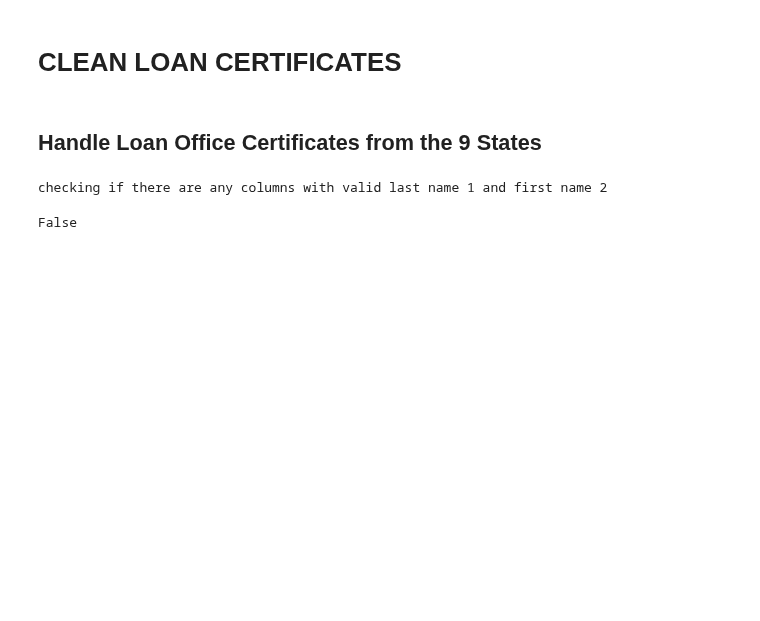
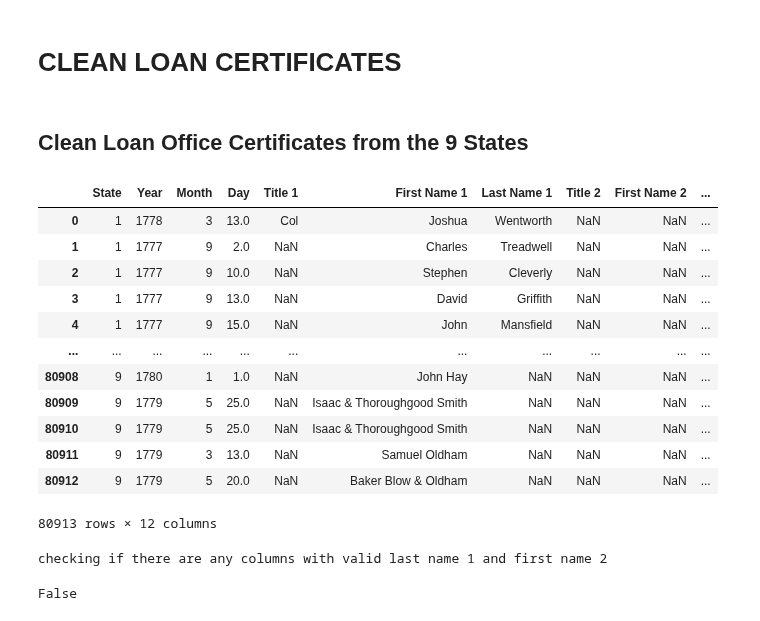
Before and after one commit to davidch2020/SPEOC-pt-1, a Jupyter notebook: Delegate_Debt_Holdings/clean_debt_files.ipynb, the cells around one changed output. Saved outputs shown, nothing was run; the diff lists cells and outputs as text; code cells hidden in the pictures; blank space fills up the shorter version.

```diff
--- a/Delegate_Debt_Holdings/clean_debt_files.ipynb
+++ b/Delegate_Debt_Holdings/clean_debt_files.ipynb
@@ -51,5 +79,5 @@ delegates_og = pd.read_excel("../Data/Delegates/constitutional_convention_1787.x
 delegates = delegates_og.copy()
 # %% [markdown]
-## Handle Loan Office Certificates from the 9 States
+## Clean Loan Office Certificates from the 9 States
 # %%
 loans_og = pd.read_excel("../Data/Pre1790/loan_office_certificates_9_states.xlsx")
@@ -57,2 +87,18 @@ loans = loans_og.copy()
+# %%
+loans
+# %% [output]
+|  | State | Year | Month | Day | Title 1 | First Name 1 | Last Name 1 | Title 2 | First Name 2 | ... |
+| 0 | 1 | 1778 | 3 | 13.0 | Col | Joshua | Wentworth | NaN | NaN | ... |
+| 1 | 1 | 1777 | 9 | 2.0 | NaN | Charles | Treadwell | NaN | NaN | ... |
+| 2 | 1 | 1777 | 9 | 10.0 | NaN | Stephen | Cleverly | NaN | NaN | ... |
+| 3 | 1 | 1777 | 9 | 13.0 | NaN | David | Griffith | NaN | NaN | ... |
+| 4 | 1 | 1777 | 9 | 15.0 | NaN | John | Mansfield | NaN | NaN | ... |
+| ... | ... | ... | ... | ... | ... | ... | ... | ... | ... | ... |
+| 80908 | 9 | 1780 | 1 | 1.0 | NaN | John Hay | NaN | NaN | NaN | ... |
+| 80909 | 9 | 1779 | 5 | 25.0 | NaN | Isaac & Thoroughgood Smith | NaN | NaN | NaN | ... |
+| 80910 | 9 | 1779 | 5 | 25.0 | NaN | Isaac & Thoroughgood Smith | NaN | NaN | NaN | ... |
+| 80911 | 9 | 1779 | 3 | 13.0 | NaN | Samuel Oldham | NaN | NaN | NaN | ... |
+| 80912 | 9 | 1779 | 5 | 20.0 | NaN | Baker Blow & Oldham | NaN | NaN | NaN | ... |
+80913 rows × 12 columns
 # %%
 #create column for third name
```
Also changed, not shown: parts of 54 cells of this notebook, 9 other files.
